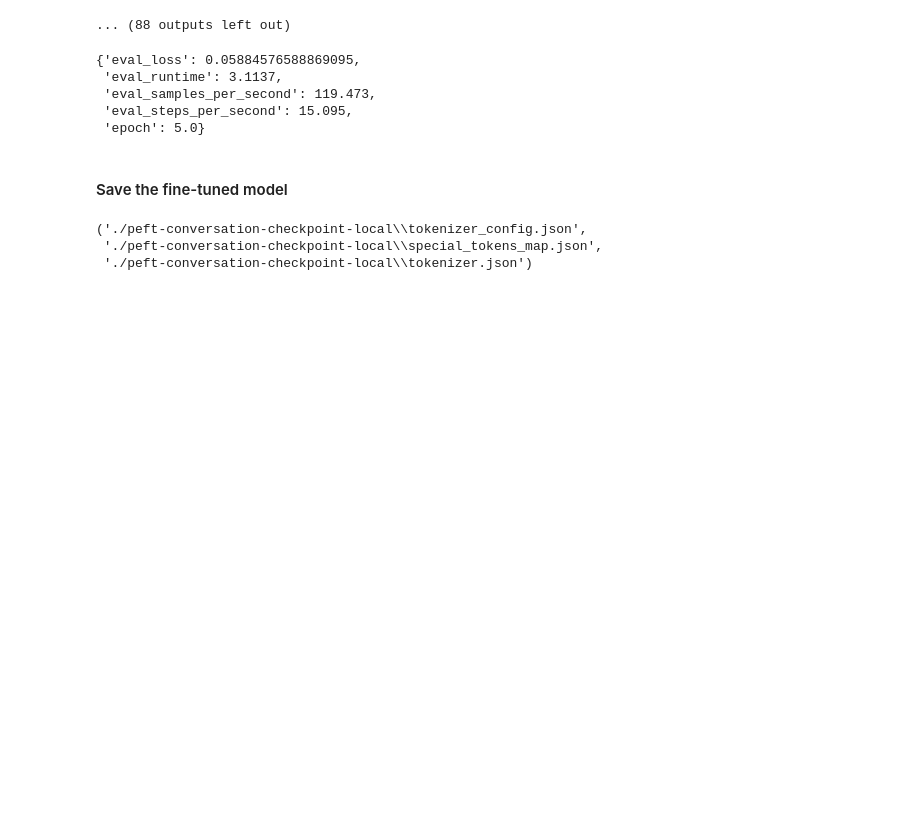
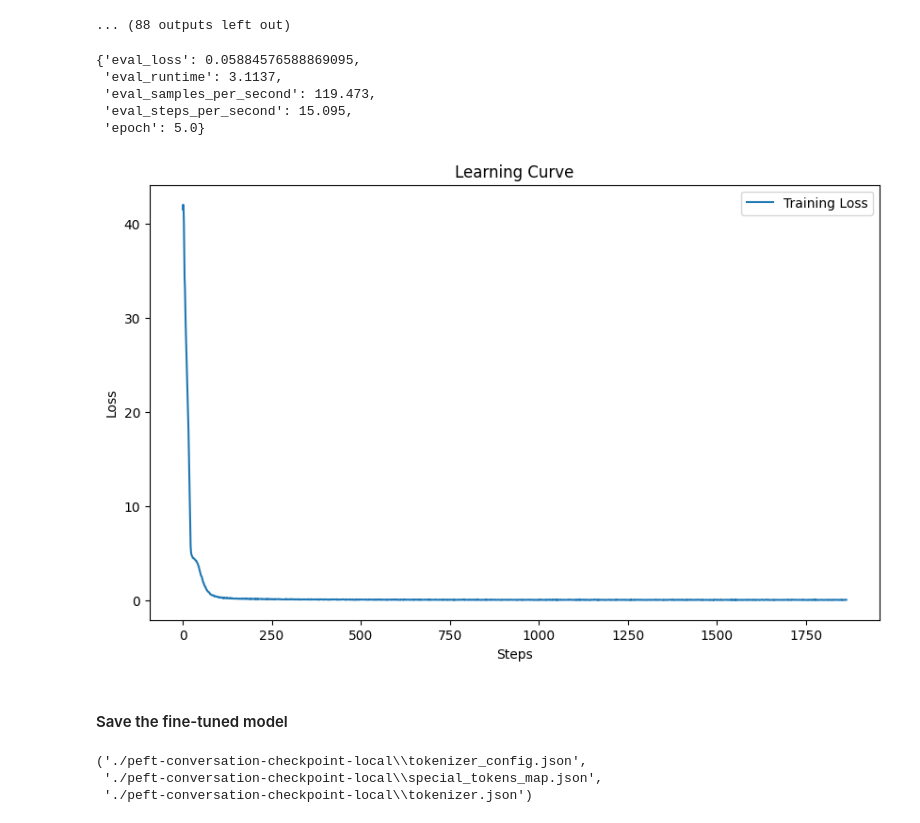
Before and after one commit to Lyfae/AAI-590-Capstone, a Jupyter notebook: flan_t5/Flan_T5_Base_Model_PEFT_LoRA.ipynb, the cells around one changed output. Saved outputs shown, nothing was run; the diff lists cells and outputs as text; code cells hidden in the pictures; blank space fills up the shorter version.

Commit message:
Added a graph to show training loss

```diff
--- a/flan_t5/Flan_T5_Base_Model_PEFT_LoRA.ipynb
+++ b/flan_t5/Flan_T5_Base_Model_PEFT_LoRA.ipynb
@@ -570,6 +570,28 @@ peft_trainer.evaluate(tokenized_datasets['validation'])
  'eval_samples_per_second': 119.473,
  'eval_steps_per_second': 15.095,
  'epoch': 5.0}
+# %%
+# Path to the log file
+import json
+log_file_path = f"{output_dir}/checkpoint-1865/trainer_state.json"
+
+# Load the log file
+with open(log_file_path, "r") as log_file:
+    logs = json.load(log_file)
+
+# Extract the training losses
+training_losses = [entry["loss"] for entry in logs["log_history"] if "loss" in entry]
+
+# Plot the learning curve
+plt.figure(figsize=(10, 6))
+plt.plot(training_losses, label="Training Loss")
+plt.xlabel("Steps")
+plt.ylabel("Loss")
+plt.title("Learning Curve")
+plt.legend()
+plt.show()
+# %% [output]
+[figure, added]
 # %% [markdown]
 #### Save the fine-tuned model
 # %%
```
